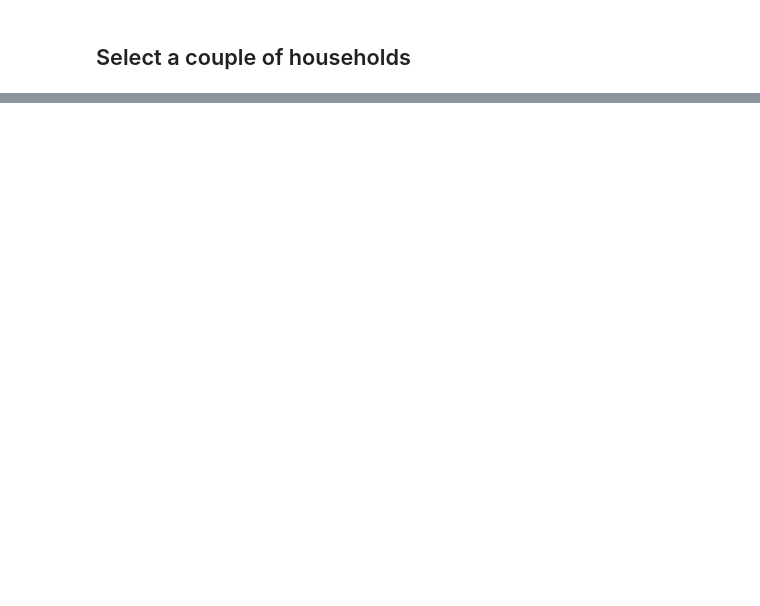
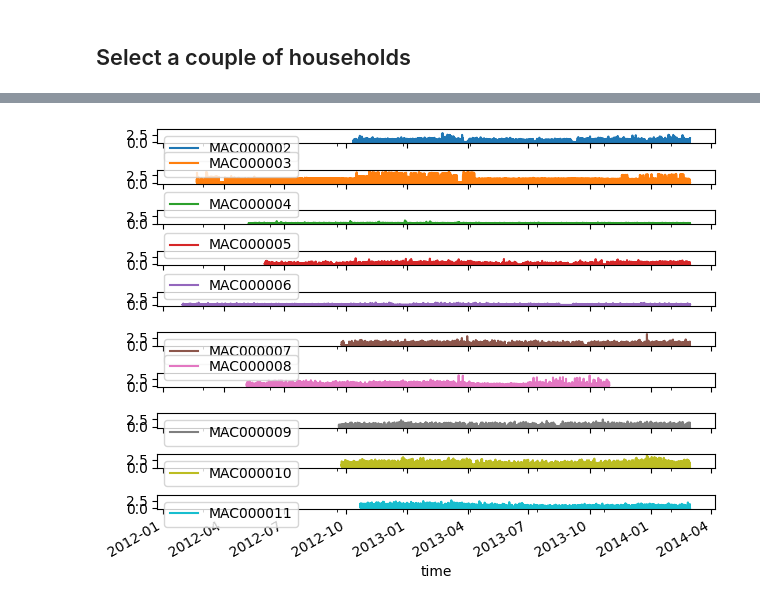
Before and after one commit to spetznick/ml4gd-project-group-3, a Jupyter notebook: project.ipynb, the cells around one changed output, grey strips where cells are left out. Drawn from its saved outputs; the diff is of its cells as text; code cells hidden in the pictures; blank space fills up the shorter version.

```diff
--- a/project.ipynb
+++ b/project.ipynb
@@ -128,0 +241,14 @@ plt.show()
+# %%
+# Group by LCLid and plot 'KWH/hh (per half hour) ' over 'DateTime' in subplots axs
+pivoted.loc[:, pivoted.columns[0:10]].plot(
+    subplots=True,
+    # layout=(number_of_files, 1),
+    # sharex=True,
+    sharey=True,
+    xlabel='time',
+    # ylabel='KWH/hh'
+    )
+plt.tight_layout()
+plt.show()
+# %% [output]
+[figure, added]
```
Also changed, not shown: parts of 27 cells of this notebook.
